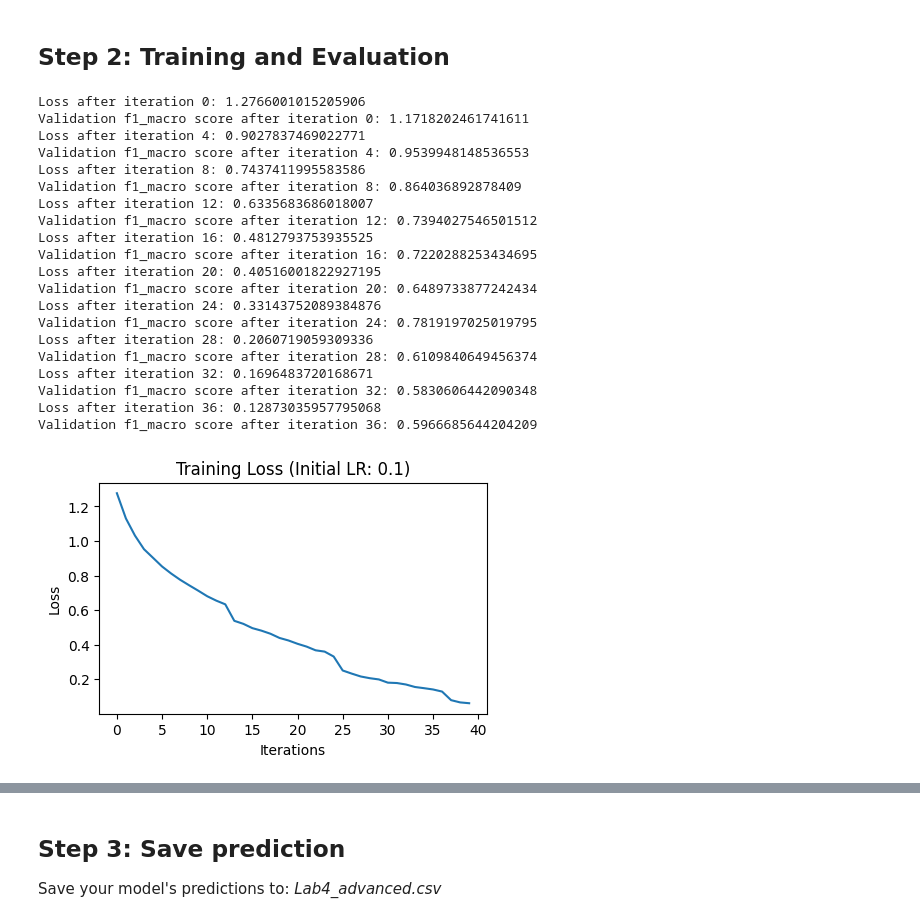
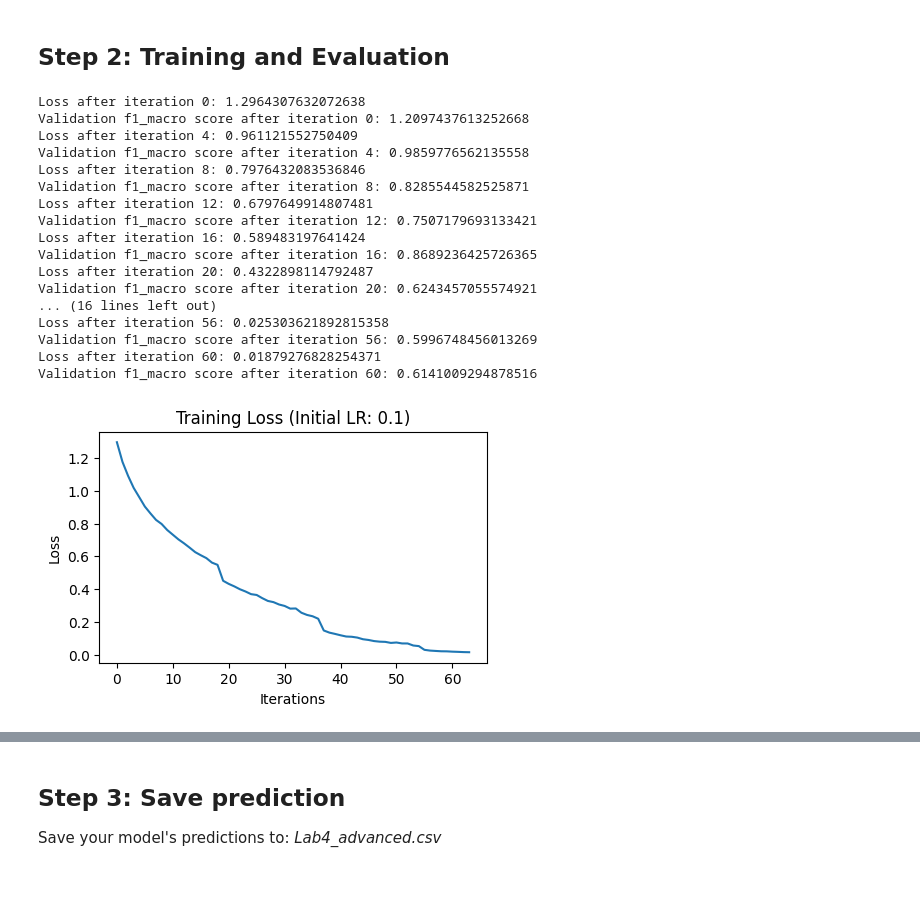
Before and after one commit to liuutin9/Introduction_to_Machine_Learning, a Jupyter notebook: Lab4/Lab4.ipynb, the cells around one changed output, grey strips where cells are left out. Drawn from its saved outputs; the diff is of its cells as text; code cells hidden in the pictures; blank space fills up the shorter version.

```diff
--- a/Lab4/Lab4.ipynb
+++ b/Lab4/Lab4.ipynb
@@ -1905,49 +1918,46 @@ x_val: (7551, 784) | y_val: (7551, 4)
 # %%
 ### START CODE HERE ###
 loss_function = "cross_entropy"
 layers_dims = [784, 1568, 784, 196, 4]
 activation_fn = ['relu', 'relu', 'relu', 'softmax']
 learning_rate = 0.1
-num_iterations = 40
+num_iterations = 64
 print_loss = True
 print_freq = 4
-decrease_freq = 12
+decrease_freq = 20
 decrease_proportion = 0.7
-batch_size = 32
+batch_size = 64
 
 model = Model(layers_dims, activation_fn, loss_function)
 model, losses, history = train_model(model, x_train, y_train, learning_rate, num_iterations, batch_size, print_loss, print_freq, decrease_freq, decrease_proportion, x_val, y_val)
 ### END CODE HERE ###
 
 # Plot the loss
 plt.figure(figsize=(5, 3))
 plt.plot(losses)
 plt.xlabel('Iterations')
 plt.ylabel('Loss')
 plt.title(f'Training Loss (Initial LR: {learning_rate})')
 plt.show()
 # %% [output]
-Loss after iteration 0: 1.2766001015205906
-Validation f1_macro score after iteration 0: 1.1718202461741611
-Loss after iteration 4: 0.9027837469022771
-Validation f1_macro score after iteration 4: 0.9539948148536553
-Loss after iteration 8: 0.7437411995583586
-Validation f1_macro score after iteration 8: 0.864036892878409
-Loss after iteration 12: 0.6335683686018007
-Validation f1_macro score after iteration 12: 0.7394027546501512
-Loss after iteration 16: 0.4812793753935525
-Validation f1_macro score after iteration 16: 0.7220288253434695
-Loss after iteration 20: 0.40516001822927195
-Validation f1_macro score after iteration 20: 0.6489733877242434
-Loss after iteration 24: 0.33143752089384876
-Validation f1_macro score after iteration 24: 0.7819197025019795
-Loss after iteration 28: 0.2060719059309336
-Validation f1_macro score after iteration 28: 0.6109840649456374
-Loss after iteration 32: 0.1696483720168671
-Validation f1_macro score after iteration 32: 0.5830606442090348
-Loss after iteration 36: 0.12873035957795068
-Validation f1_macro score after iteration 36: 0.5966685644204209
+Loss after iteration 0: 1.2964307632072638
+Validation f1_macro score after iteration 0: 1.2097437613252668
+Loss after iteration 4: 0.961121552750409
+Validation f1_macro score after iteration 4: 0.9859776562135558
+Loss after iteration 8: 0.7976432083536846
+Validation f1_macro score after iteration 8: 0.8285544582525871
+Loss after iteration 12: 0.6797649914807481
+Validation f1_macro score after iteration 12: 0.7507179693133421
+Loss after iteration 16: 0.589483197641424
+Validation f1_macro score after iteration 16: 0.8689236425726365
+Loss after iteration 20: 0.4322898114792487
+Validation f1_macro score after iteration 20: 0.6243457055574921
+... (16 lines left out)
+Loss after iteration 56: 0.025303621892815358
+Validation f1_macro score after iteration 56: 0.5996748456013269
+Loss after iteration 60: 0.01879276828254371
+Validation f1_macro score after iteration 60: 0.6141009294878516
-[figure, old version]
+[figure, new version]
 # %%
 # Plot the loss
 validationLoss = np.array(predictionLoss)
```
Also changed, not shown: parts of 3 cells of this notebook, 1 other file.
